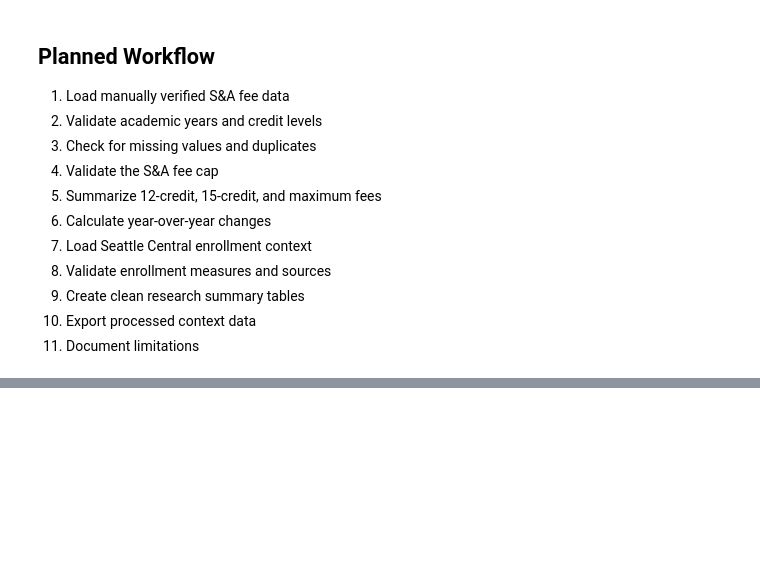
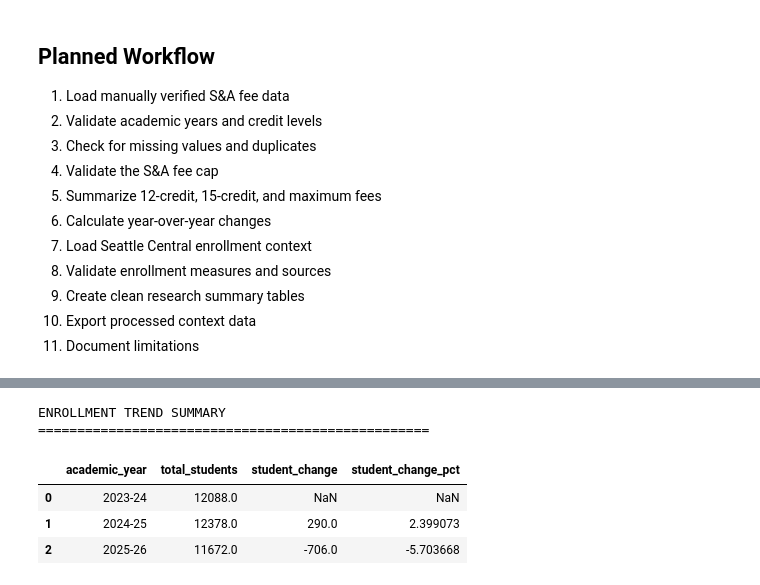
Before and after one commit to MaiNguyen5306/seattle-central-sa-budget-dashboard, a Jupyter notebook: notebooks/04_fee_enrollment_context.ipynb, the cells around one changed output, grey strips where cells are left out. Cells and saved outputs as stored; diff of their text form; code cells hidden in the pictures; blank space fills up the shorter version.

```diff
--- a/notebooks/04_fee_enrollment_context.ipynb
+++ b/notebooks/04_fee_enrollment_context.ipynb
@@ -37,0 +735,57 @@ The main dashboard currently uses FY2023–24 through FY2025–26.
+# %%
+# =========================================================
+# ENROLLMENT TREND SUMMARY
+# =========================================================
+
+enrollment_summary = (
+    enrollment[
+        enrollment["status"] == "verified"
+    ]
+    .copy()
+    .sort_values(
+        "academic_year"
+    )
+)
+
+
+enrollment_summary[
+    "student_change"
+] = (
+    enrollment_summary[
+        "total_students"
+    ]
+    .diff()
+)
+
+
+enrollment_summary[
+    "student_change_pct"
+] = (
+    enrollment_summary[
+        "total_students"
+    ]
+    .pct_change()
+    * 100
+)
+
+
+print("ENROLLMENT TREND SUMMARY")
+print("=" * 50)
+
+display(
+    enrollment_summary[
+        [
+            "academic_year",
+            "total_students",
+            "student_change",
+            "student_change_pct",
+        ]
+    ]
+)
+# %% [output]
+ENROLLMENT TREND SUMMARY
+==================================================
+|  | academic_year | total_students | student_change | student_change_pct |
+| 0 | 2023-24 | 12088.0 | NaN | NaN |
+| 1 | 2024-25 | 12378.0 | 290.0 | 2.399073 |
+| 2 | 2025-26 | 11672.0 | -706.0 | -5.703668 |
```
Also changed, not shown: parts of 8 cells of this notebook, 3 other files.
